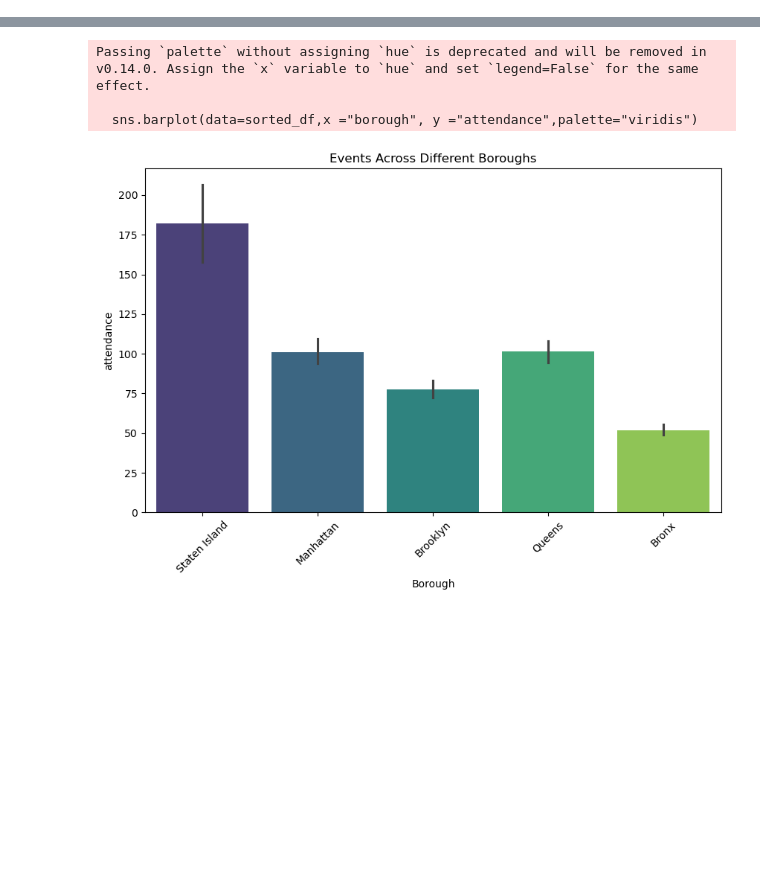
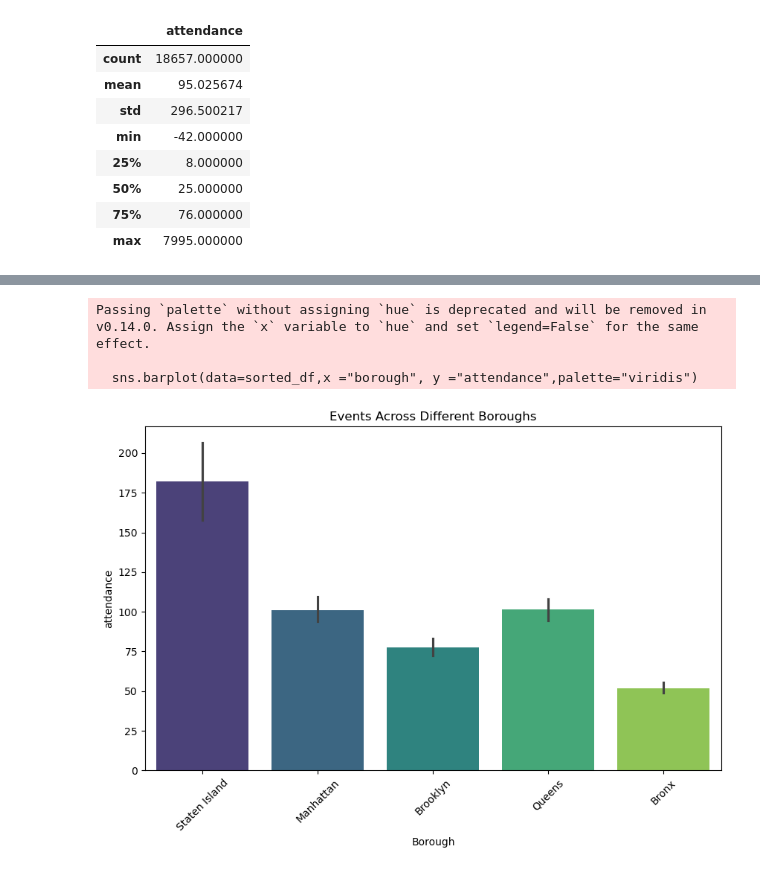
Before and after one commit to MaimunaBawa/Phase-1-Portfolio-Project, a Jupyter notebook: Maimuna/Maimuna.NoteBook.ipynb, the cells around one changed output, grey strips where cells are left out. Saved outputs shown, nothing was run; the diff lists cells and outputs as text; code cells hidden in the pictures; blank space fills up the shorter version.

```diff
--- a/Maimuna/Maimuna.NoteBook.ipynb
+++ b/Maimuna/Maimuna.NoteBook.ipynb
@@ -12,0 +33,12 @@ df= pd.read_csv("../csv/nyc_all_parks_filtered.csv")
+# %%
+df.describe()
+# %% [output]
+|  | attendance |
+| count | 18657.000000 |
+| mean | 95.025674 |
+| std | 296.500217 |
+| min | -42.000000 |
+| 25% | 8.000000 |
+| 50% | 25.000000 |
+| 75% | 76.000000 |
+| max | 7995.000000 |
```
Also changed, not shown: parts of 8 cells of this notebook.
